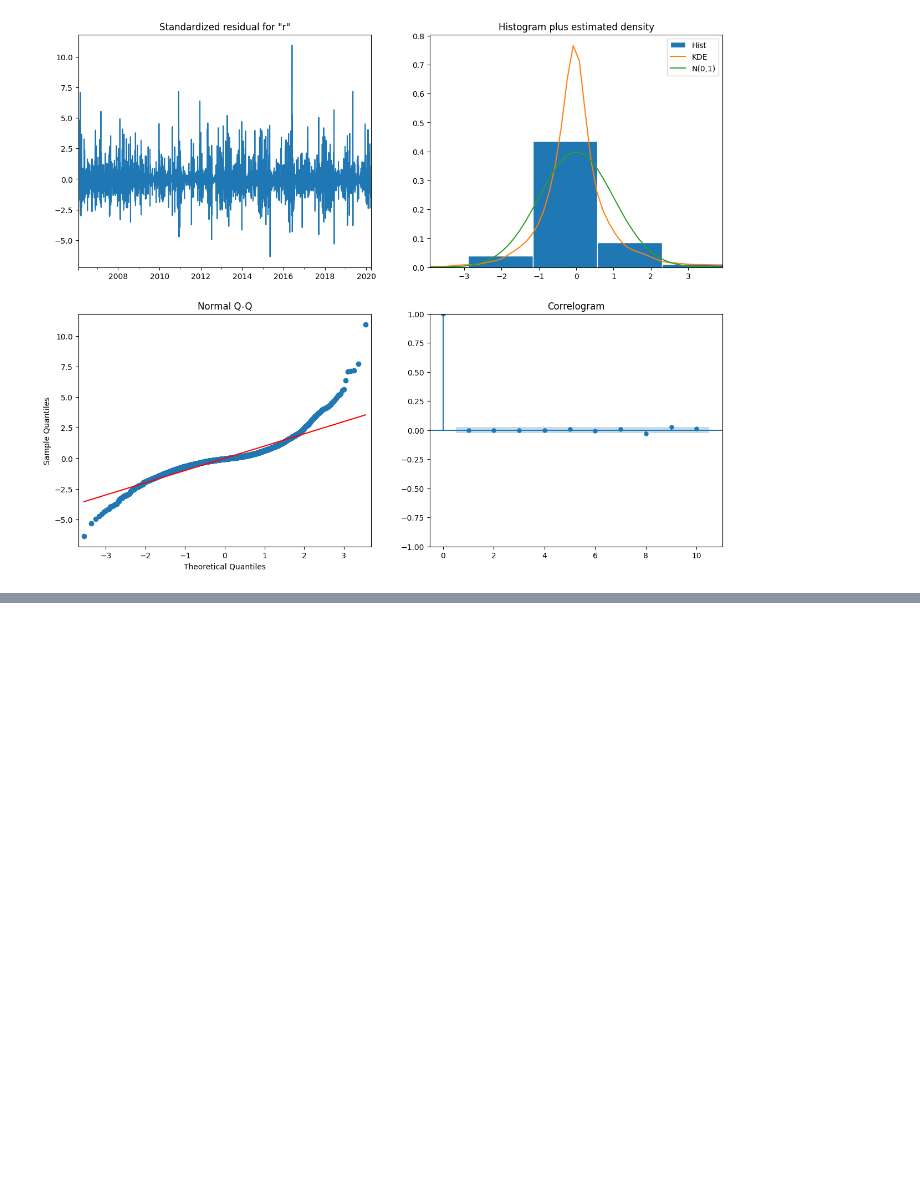
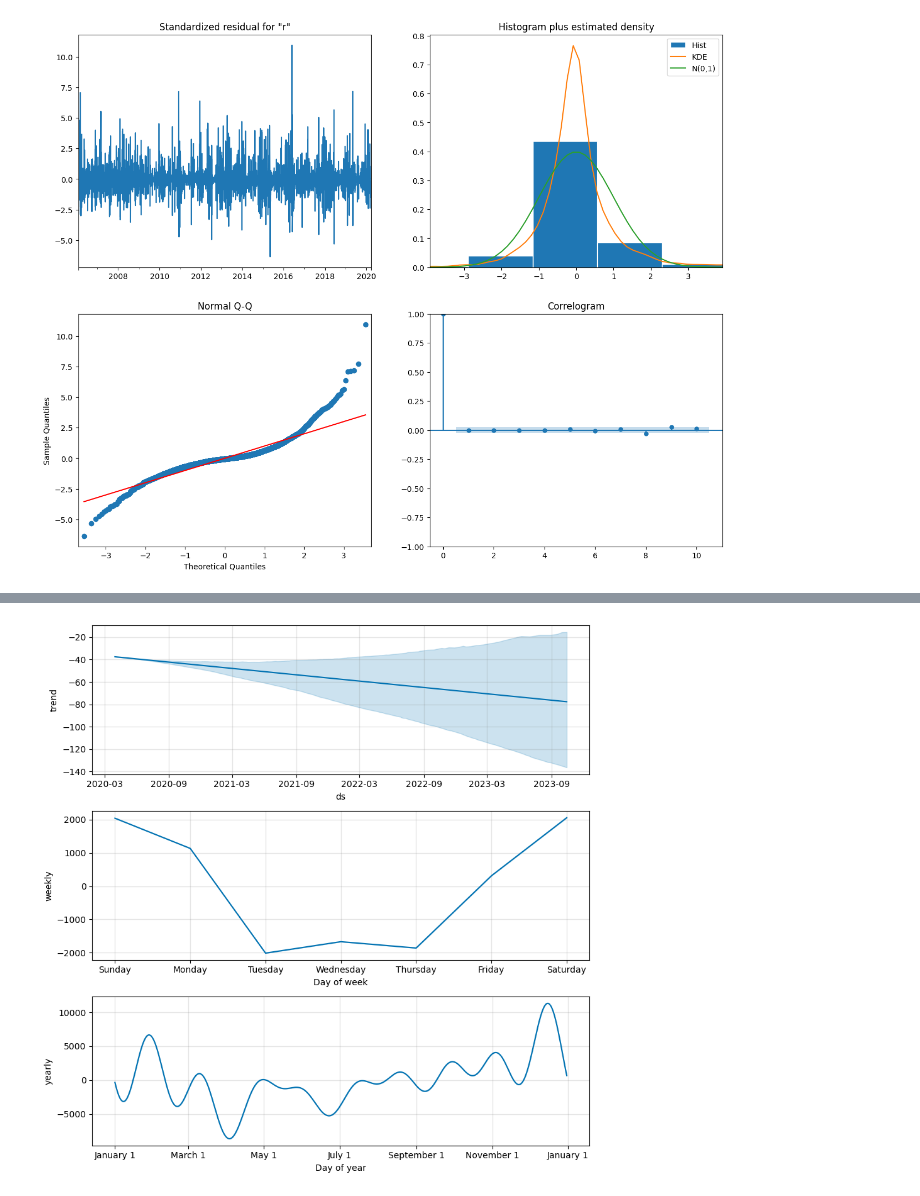
Before and after one commit to PI2-Equipe106/PI2_A5_Equipe_106, a Jupyter notebook: Séries temporelles.ipynb, the cells around one changed output, grey strips where cells are left out. Drawn from its saved outputs; the diff is of its cells as text; code cells hidden in the pictures; blank space fills up the shorter version.

```diff
--- a/Séries temporelles.ipynb
+++ b/Séries temporelles.ipynb
@@ -708,0 +472,5 @@ plt.show()
+# %%
+# Plot the components of the model
+fig = model.plot_components(test_fcst)
+# %% [output]
+[figure, added]
```
Also changed, not shown: parts of 97 cells of this notebook.
